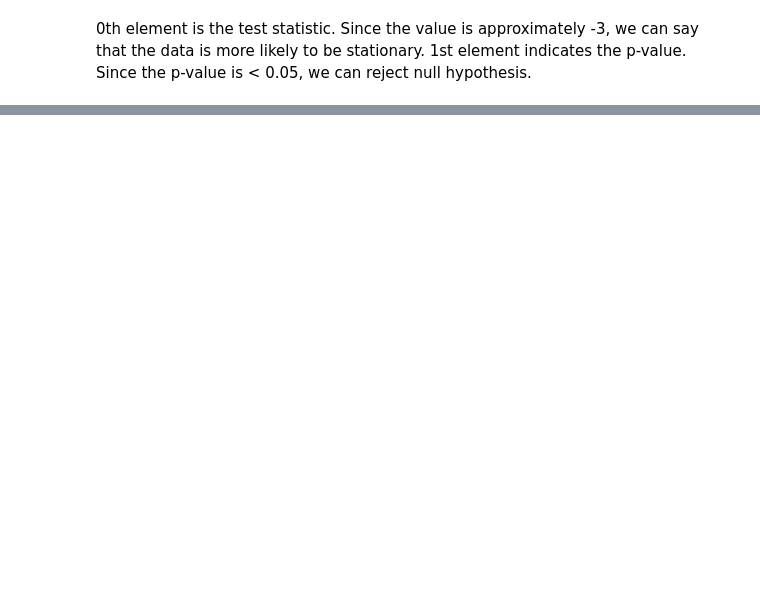
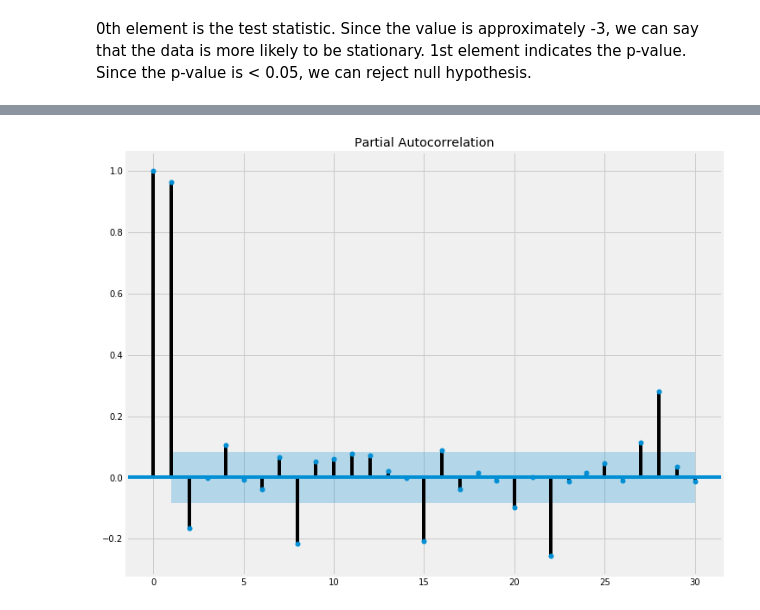
Before and after one commit to Subikshaa/Time-Series-Forecasting-on-Web-Traffic-Dataset, a Jupyter notebook: forecast.ipynb, the cells around one changed output, grey strips where cells are left out. Cells and saved outputs as stored; diff of their text form; code cells hidden in the pictures; blank space fills up the shorter version.

```diff
--- a/forecast.ipynb
+++ b/forecast.ipynb
@@ -201,0 +259,5 @@ plt.show()
+# %%
+fig = tsaplots.plot_pacf(top_page_filtered['Views'], lags=30)
+plt.show()
+# %% [output]
+[figure, added]
```
Also changed, not shown: parts of 20 cells of this notebook.
